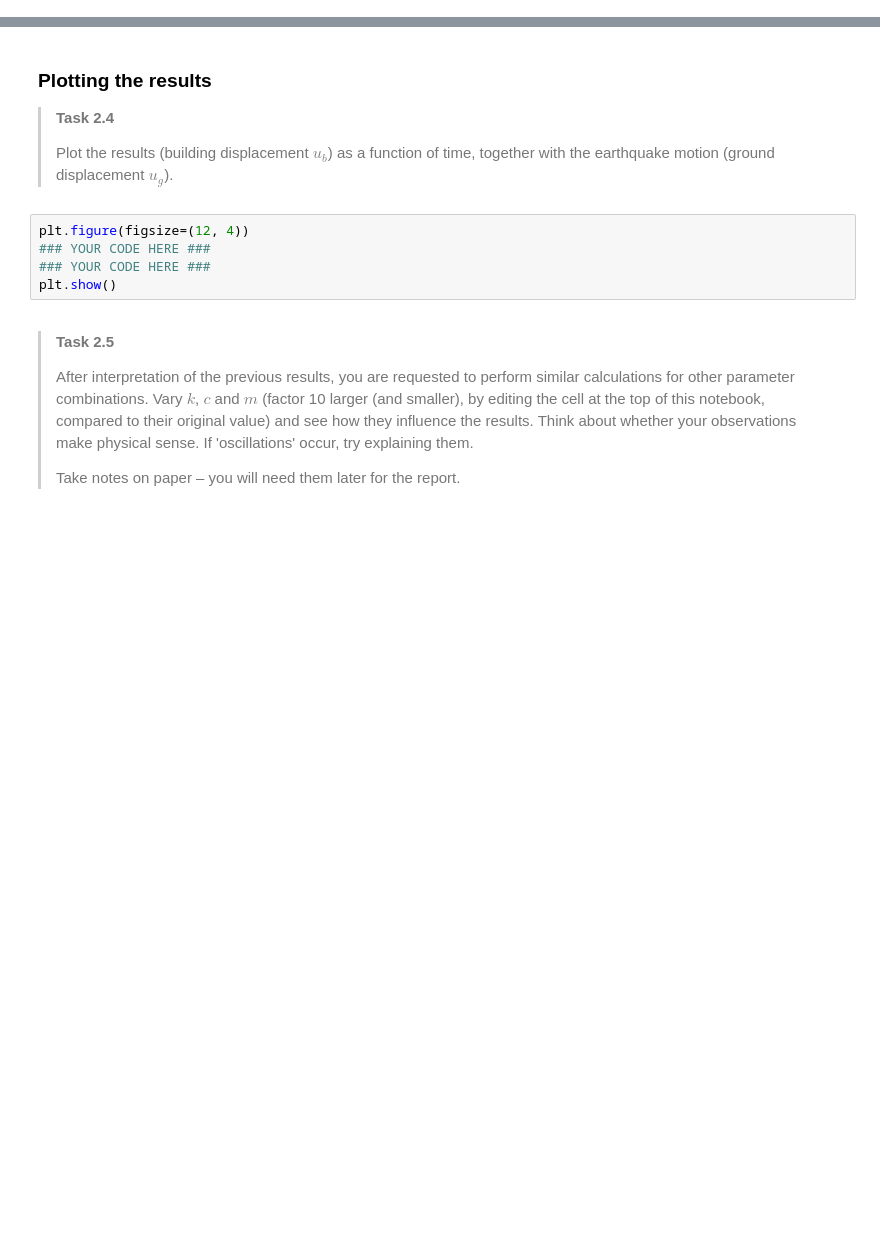
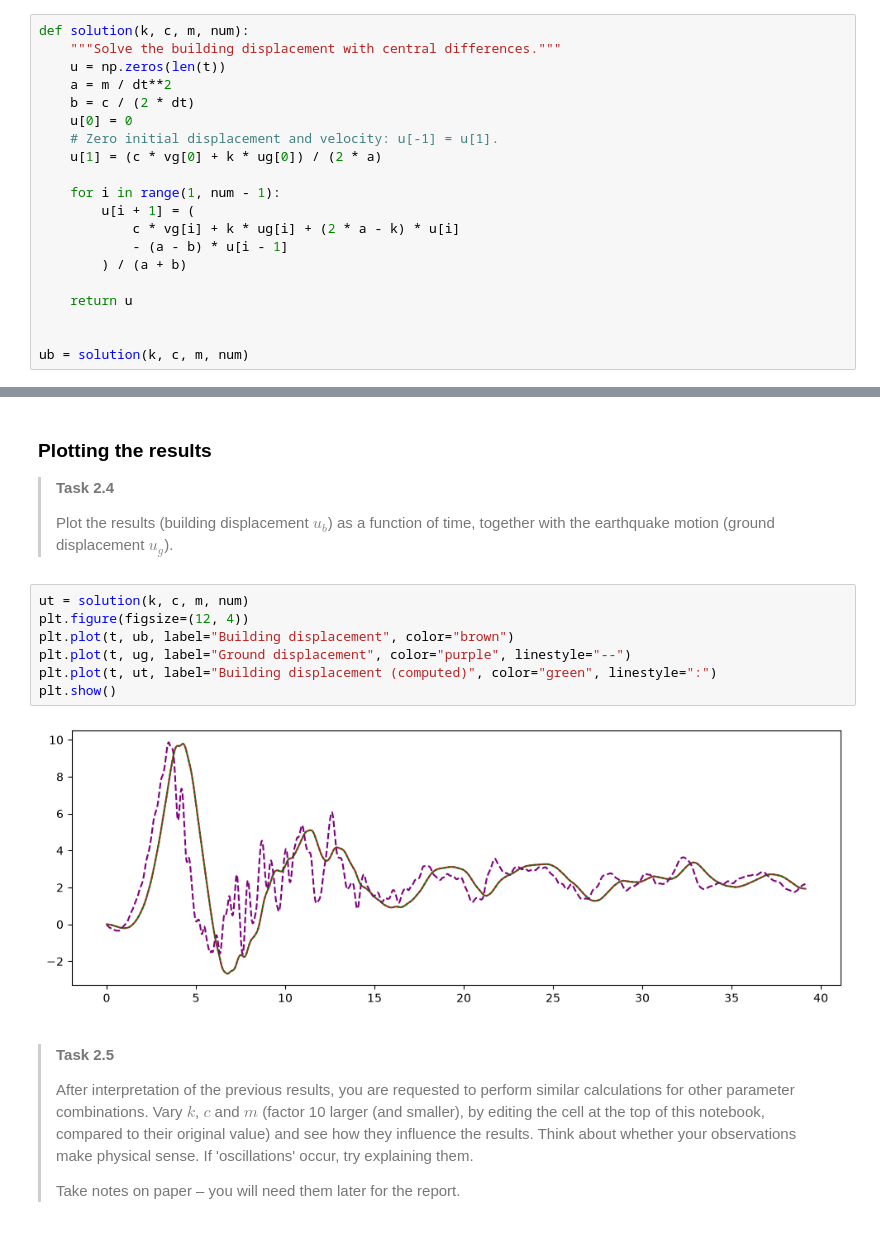
Before and after one commit to jeppesluis-1234/Ga1.2, a Jupyter notebook: 1Ddynamics.ipynb, the cells around one changed output, grey strips where cells are left out. Drawn from its saved outputs; the diff is of its cells as text; blank space fills up the shorter version.

```diff
--- a/1Ddynamics.ipynb
+++ b/1Ddynamics.ipynb
@@ -249,3 +227,23 @@ ub = solution(k, c, m, num)
+# %%
+def solution(k, c, m, num):
+    """Solve the building displacement with central differences."""
+    u = np.zeros(len(t))
+    a = m / dt**2
+    b = c / (2 * dt)
+    u[0] = 0
+    # Zero initial displacement and velocity: u[-1] = u[1].
+    u[1] = (c * vg[0] + k * ug[0]) / (2 * a)
+
+    for i in range(1, num - 1):
+        u[i + 1] = (
+            c * vg[i] + k * ug[i] + (2 * a - k) * u[i]
+            - (a - b) * u[i - 1]
+        ) / (a + b)
+
+    return u
+
+
+ub = solution(k, c, m, num)
 # %% [markdown]
 
 >
@@ -279,11 +278,15 @@ AssertionError: Incorrect value at index 100.
 >
 ></p>
 ></div>
-# %%
-plt.figure(figsize=(12, 4))
-### YOUR CODE HERE ###
-### YOUR CODE HERE ###
-plt.show()
+# %%
+ut = solution(k, c, m, num)
+plt.figure(figsize=(12, 4))
+plt.plot(t, ub, label="Building displacement", color="brown")
+plt.plot(t, ug, label="Ground displacement", color="purple", linestyle="--")
+plt.plot(t, ut, label="Building displacement (computed)", color="green", linestyle=":")
+plt.show()
+# %% [output]
+[figure, added]
 # %% [markdown]
 ><p>
 >
```
Also changed, not shown: parts of 5 cells of this notebook.
